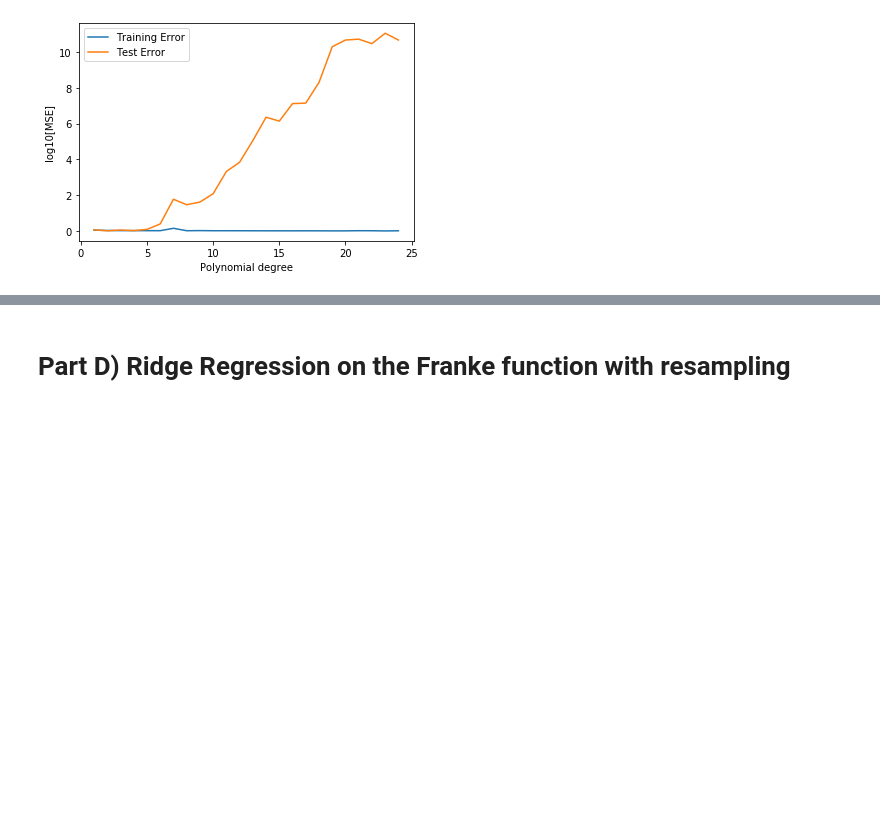
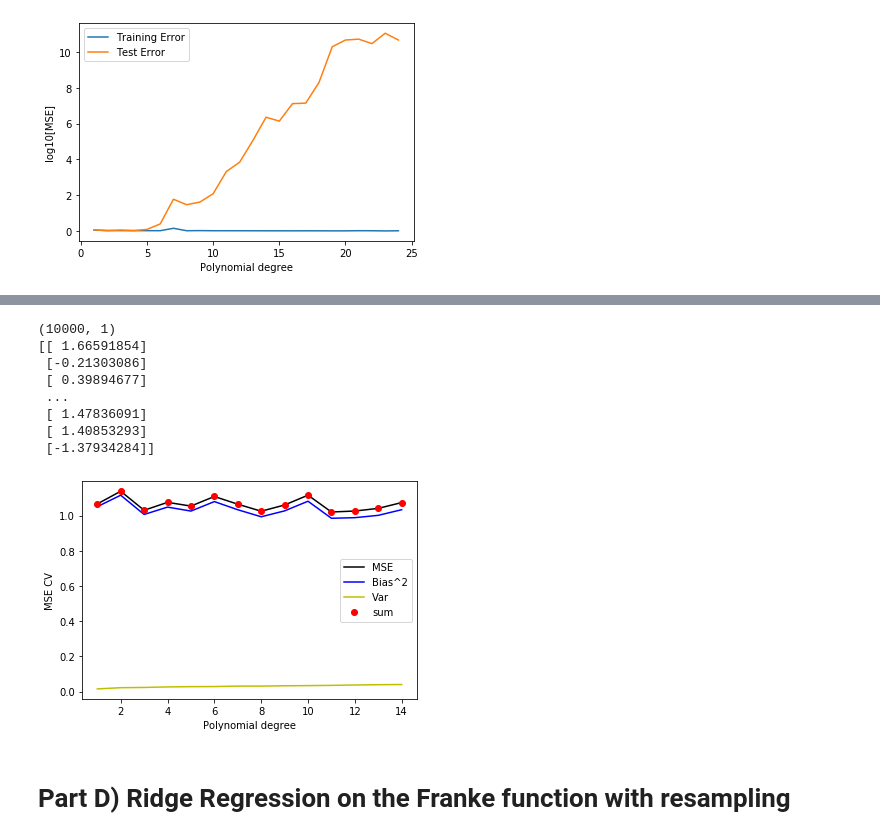
Before and after one commit to jolyndev/FYS-STK4155, a Jupyter notebook: Project1a-Copy1.ipynb, the cells around one changed output, grey strips where cells are left out. Drawn from its saved outputs; the diff is of its cells as text; code cells hidden in the pictures; blank space fills up the shorter version.

```diff
--- a/Project1a-Copy1.ipynb
+++ b/Project1a-Copy1.ipynb
@@ -328,3 +336,66 @@ plt.show()
+# %%
+degrees = np.arange(1,15)
+
+k = 5
+kfold = KFold(n_splits = k, shuffle=True)
+
+array_size_thingy=len(z_test)
+
+z_1 = z_1.reshape(-1,1)
+print(z_1.shape)
+print(z_1)
+
+error = []
+bias = []
+variance = []
+for deg in degrees:
+    z_pred = np.empty((array_size_thingy, k))
+
+    j=0
+    X2 = CreateDesignMatrix_X(x_1, y_1, n=deg)
+    model = skl.LinearRegression(fit_intercept=False)
+
+    for train_inds, test_inds in kfold.split(z_1):
+        xtrain = X2[train_inds]
+        ztrain= z_1[train_inds]
+        xtest = X2[test_inds]
+        ztest = z_1[test_inds]
+        z_pred[:,j] = model.fit(xtrain, ztrain).predict(xtest).ravel()
+
+        j+=1
+
+    err = np.mean(np.mean((ztest - z_pred)**2, axis=1, keepdims=True) )
+    bi = np.mean( (ztest - np.mean(z_pred, axis=1, keepdims=True))**2 )
+    var = np.mean( np.var(z_pred, axis=1, keepdims=True) )
+    error.append(err)
+    bias.append(bi)
+    variance.append(var)
+
+max_pd = 15 #max polynomial degree to plot to
+
+plt.figure()
+plt.plot(degrees[:max_pd],error[:max_pd],'k',label='MSE')
+plt.plot(degrees[:max_pd],bias[:max_pd],'b',label='Bias^2')
+plt.plot(degrees[:max_pd],variance[:max_pd],'y',label='Var')
+summ=np.zeros(len(variance))
+for i in range(len(error)):
+    summ[i]=variance[i]+bias[i]
+plt.plot(degrees[:max_pd],summ[:max_pd],'ro',label='sum')
+
+plt.xlabel('Polynomial degree')
+plt.ylabel('MSE CV')
+plt.legend()
+plt.show()
+# %% [output]
+(10000, 1)
+[[ 1.66591854]
+ [-0.21303086]
+ [ 0.39894677]
+ ...
+ [ 1.47836091]
+ [ 1.40853293]
+ [-1.37934284]]
+[figure, added]
 # %% [markdown]
 # Part D) Ridge Regression on the Franke function with resampling
 # %% [markdown]
```
Also changed, not shown: parts of 13 cells of this notebook.
